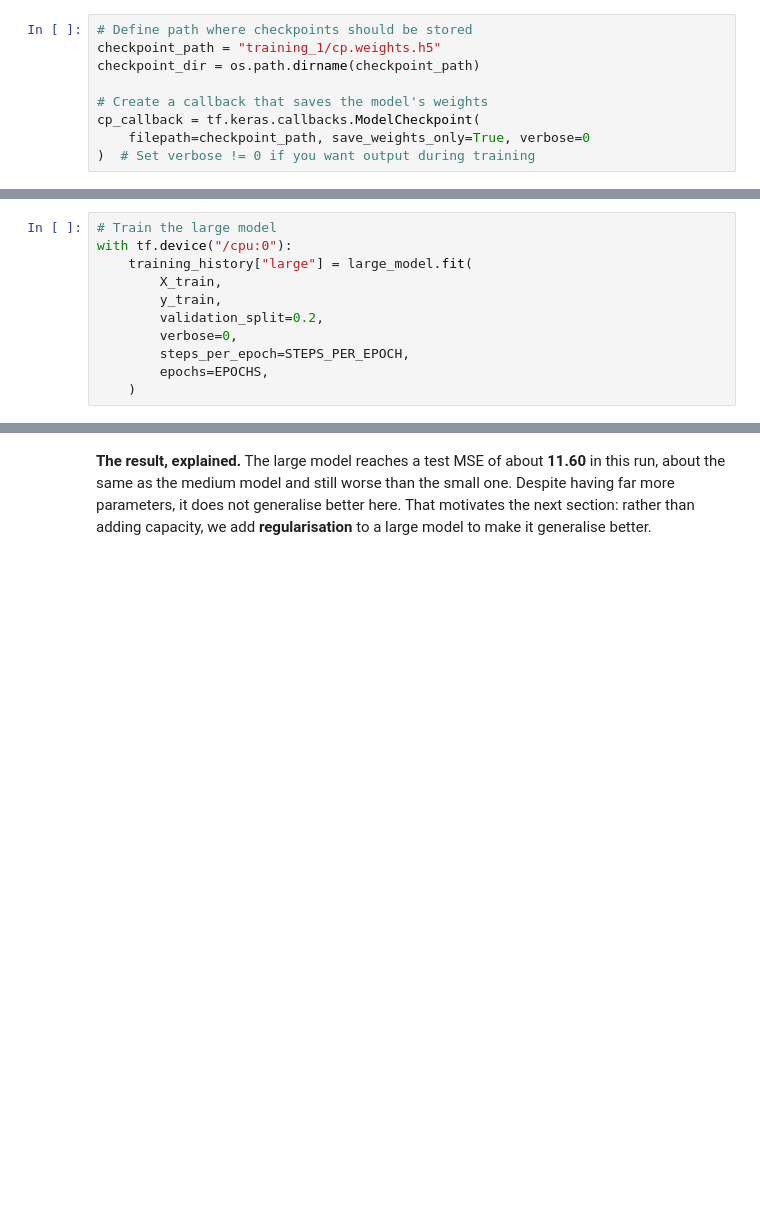
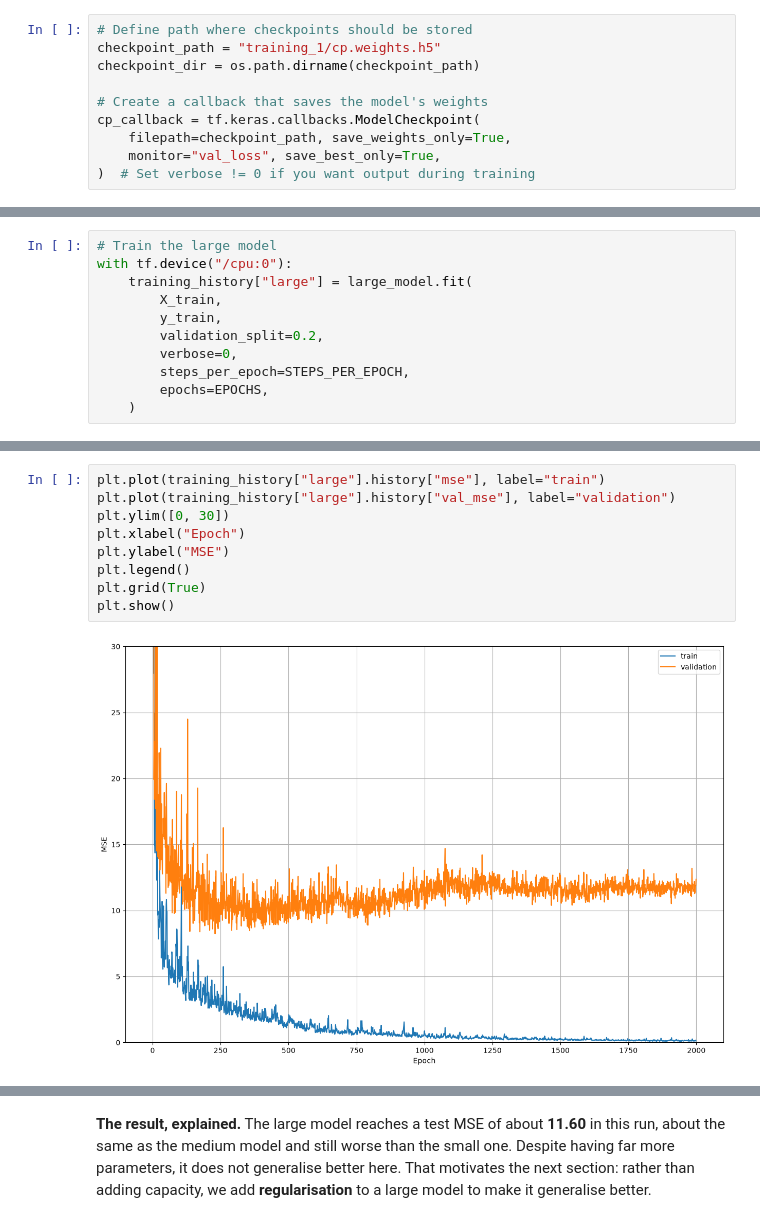
Before and after one commit to rouzbeh-enayatzadeh/ds-artificial-neural-networks, a Jupyter notebook: day_2/03_overfit_underfit.ipynb, the cells around one changed output, grey strips where cells are left out. Cells and saved outputs as stored; diff of their text form; blank space fills up the shorter version.

```diff
--- a/day_2/03_overfit_underfit.ipynb
+++ b/day_2/03_overfit_underfit.ipynb
@@ -238,7 +301,8 @@ checkpoint_dir = os.path.dirname(checkpoint_path)
 
 # Create a callback that saves the model's weights
 cp_callback = tf.keras.callbacks.ModelCheckpoint(
-    filepath=checkpoint_path, save_weights_only=True, verbose=0
+    filepath=checkpoint_path, save_weights_only=True,
+    monitor="val_loss", save_best_only=True,
 )  # Set verbose != 0 if you want output during training
 # %% [markdown]
 ### Medium Model
@@ -335,3 +444,14 @@ plot_metric(training_history["large"])
+# %%
+plt.plot(training_history["large"].history["mse"], label="train")
+plt.plot(training_history["large"].history["val_mse"], label="validation")
+plt.ylim([0, 30])
+plt.xlabel("Epoch")
+plt.ylabel("MSE")
+plt.legend()
+plt.grid(True)
+plt.show()
+# %% [output]
+[figure, added]
 # %%
 # Visualize loss with large model
 plot_loss(training_history["large"])
```
Also changed, not shown: parts of 36 cells of this notebook.
